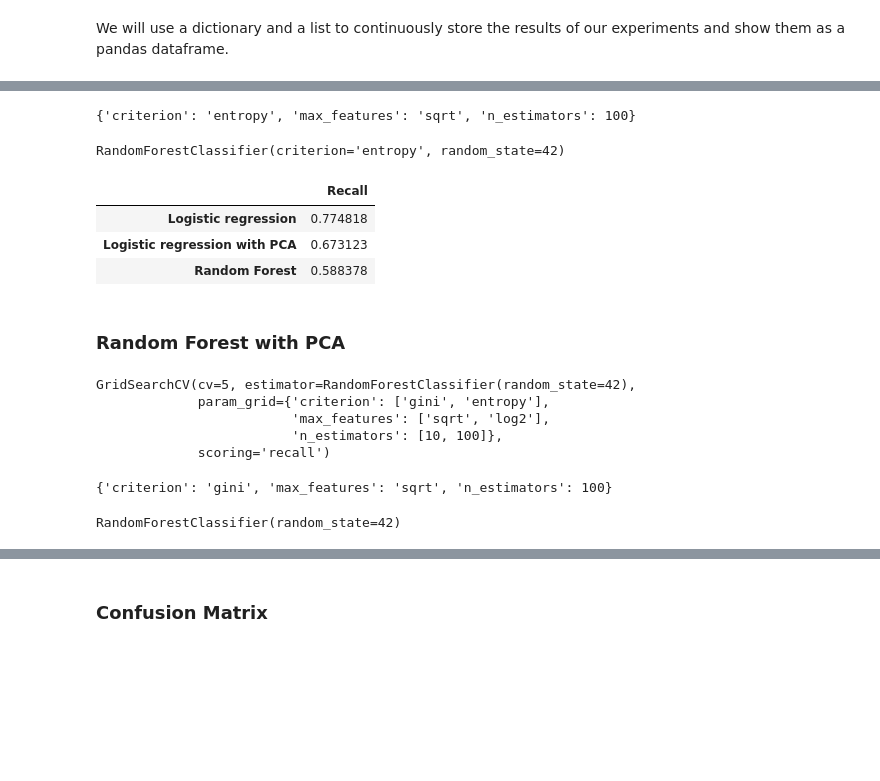
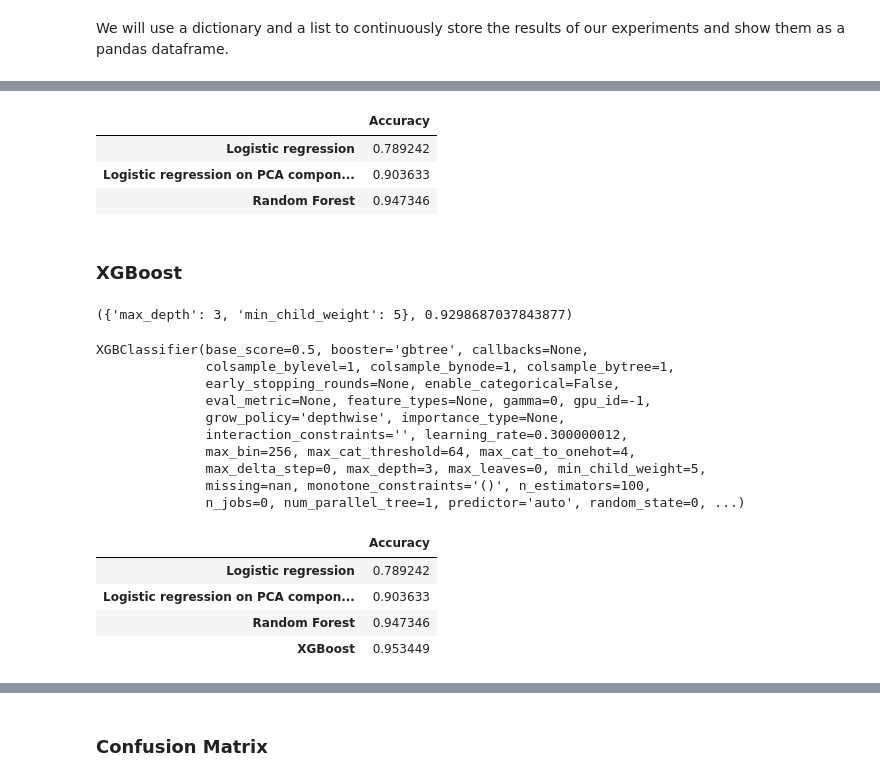
Before and after one commit to abhinav-sharma15/365datascience, a Jupyter notebook: 365 DS Subscription Classfication.ipynb, the cells around one changed output, grey strips where cells are left out. Cells and saved outputs as stored; diff of their text form; code cells hidden in the pictures; blank space fills up the shorter version.

```diff
--- a/365 DS Subscription Classfication.ipynb
+++ b/365 DS Subscription Classfication.ipynb
@@ -377,9 +463,13 @@ GridSearchCV(cv=5, estimator=RandomForestClassifier(random_state=42),
 # %%
-CV_rfc.best_params_
+test_prob_model_3 = model_3.predict_proba(X_test)[:, 1]
+test_pred_model_3 = model_3.predict(X_test)
-# %% [output]
-{'criterion': 'entropy', 'max_features': 'sqrt', 'n_estimators': 100}
 # %%
-rfc1=RandomForestClassifier(random_state=42, max_features='sqrt', n_estimators= 100, criterion='entropy')
-rfc1.fit(X_res, y_res)
+index += ["Random Forest"]
+scores["Accuracy"].append(accuracy_score(y_test, test_pred_model_3))
+df_scores = pd.DataFrame(scores, index=index)
+df_scores
 # %% [output]
-RandomForestClassifier(criterion='entropy', random_state=42)
+|  | Accuracy |
+| Logistic regression | 0.789242 |
+| Logistic regression on PCA compon... | 0.903633 |
+| Random Forest | 0.947346 |
@@ -389,38 +476,38 @@ test_pred_rfc = rfc1.predict(X_test)
-# %%
-index += ["Random Forest"]
-scores["Recall"].append(recall_score(y_test, test_pred_rfc))
-df_scores = pd.DataFrame(scores, index=index)
-df_scores
-# %% [output]
-|  | Recall |
-| Logistic regression | 0.774818 |
-| Logistic regression with PCA | 0.673123 |
-| Random Forest | 0.588378 |
 # %% [markdown]
-### Random Forest with PCA
+### XGBoost
 # %%
-rfcpca = RandomForestClassifier(random_state=42)
+param_grid = {'max_depth':range(3,10,2),'min_child_weight':range(1,6,2)}
+model_4 = XGBClassifier()
+xgb_grid = GridSearchCV(estimator = model_4, param_grid = param_grid, scoring='accuracy',n_jobs=4, cv=5)
+xgb_grid.fit(X_res,y_res)
+xgb_grid.best_params_, xgb_grid.best_score_
+# %% [output]
+({'max_depth': 3, 'min_child_weight': 5}, 0.9298687037843877)
 # %%
-param_grid = {
-    'n_estimators': [10, 100],
-    'max_features': ['sqrt', 'log2'],
-    'criterion' :['gini', 'entropy']
-}
-
-CV_rfcpca = GridSearchCV(estimator=rfcpca, param_grid=param_grid, cv= 5, scoring='recall')
-CV_rfcpca.fit(X_pca_res, y_pca_res)
+model_4 = XGBClassifier(max_depth = 3, min_child_weight = 5)
+model_4.fit(X_res,y_res)
 # %% [output]
-GridSearchCV(cv=5, estimator=RandomForestClassifier(random_state=42),
-             param_grid={'criterion': ['gini', 'entropy'],
-                         'max_features': ['sqrt', 'log2'],
-                         'n_estimators': [10, 100]},
-             scoring='recall')
+XGBClassifier(base_score=0.5, booster='gbtree', callbacks=None,
+              colsample_bylevel=1, colsample_bynode=1, colsample_bytree=1,
+              early_stopping_rounds=None, enable_categorical=False,
+              eval_metric=None, feature_types=None, gamma=0, gpu_id=-1,
+              grow_policy='depthwise', importance_type=None,
+              interaction_constraints='', learning_rate=0.300000012,
+              max_bin=256, max_cat_threshold=64, max_cat_to_onehot=4,
+              max_delta_step=0, max_depth=3, max_leaves=0, min_child_weight=5,
+              missing=nan, monotone_constraints='()', n_estimators=100,
+              n_jobs=0, num_parallel_tree=1, predictor='auto', random_state=0, ...)
 # %%
-CV_rfcpca.best_params_
+test_prob_model_4 = model_4.predict_proba(X_test)[:, 1]
+test_pred_model_4 = model_4.predict(X_test)
-# %% [output]
-{'criterion': 'gini', 'max_features': 'sqrt', 'n_estimators': 100}
 # %%
-rfcpca1=RandomForestClassifier(random_state=42, max_features='sqrt', n_estimators= 100, criterion='gini')
-rfcpca1.fit(X_pca_res, y_pca_res)
+index += ["XGBoost"]
+scores["Accuracy"].append(accuracy_score(y_test, test_pred_model_4))
+df_scores = pd.DataFrame(scores, index=index)
+df_scores
 # %% [output]
-RandomForestClassifier(random_state=42)
+|  | Accuracy |
+| Logistic regression | 0.789242 |
+| Logistic regression on PCA compon... | 0.903633 |
+| Random Forest | 0.947346 |
+| XGBoost | 0.953449 |
```
Also changed, not shown: parts of 56 cells of this notebook.
